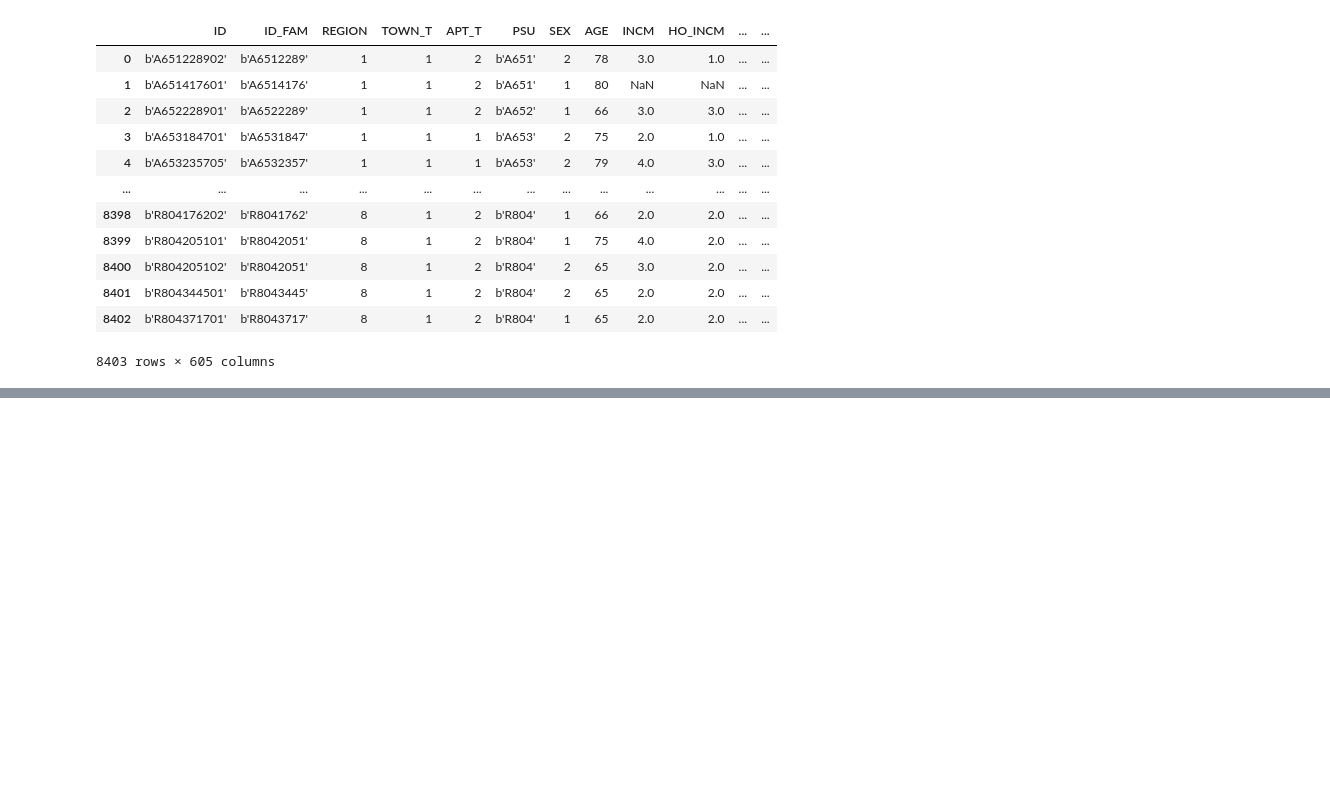
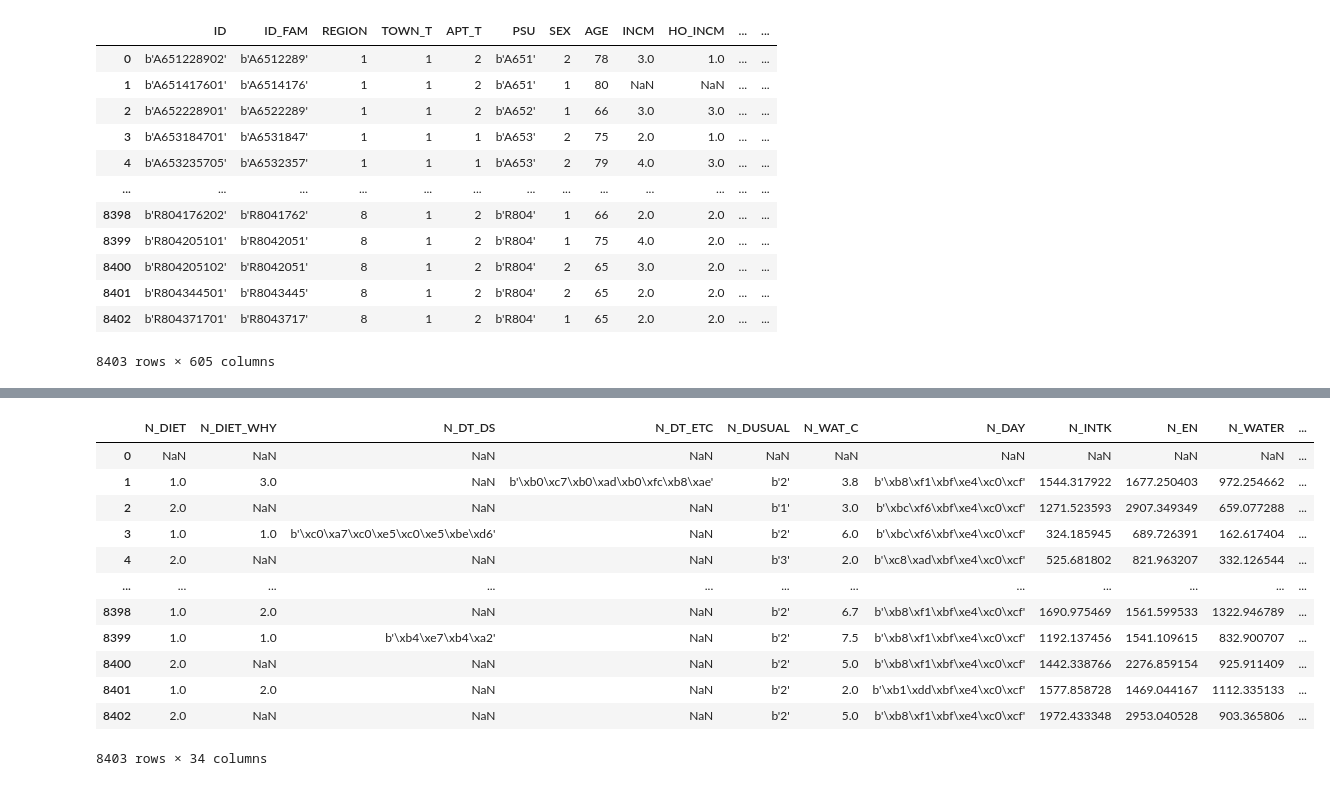
Before and after one commit to knu-final-project/sas_view, a Jupyter notebook: data/junyoung.ipynb, the cells around one changed output, grey strips where cells are left out. Cells and saved outputs as stored; diff of their text form; code cells hidden in the pictures; blank space fills up the shorter version.

```diff
--- a/data/junyoung.ipynb
+++ b/data/junyoung.ipynb
@@ -285,3 +285,8 @@ real_data1.drop(['DF1_YD', 'DF1_YA', 'DJ9_YD', 'DJ9_YA', 'CH2_1', 'CH2_2', 'BS10
 # %%
 # 전체가 비어 있는 컬럼을 삭제한 실제 데이터(real_data1)을 real_data1_notnull.csv파일로 저장
 real_data1.to_csv('real_data1_notnull.csv', encoding='cp949')
+# %%
+import pandas as pd
+
+real_data1 = pd.read_csv('real_data1_notnull.csv', encoding='cp949', index_col=0)
+real_data1
@@ -287,0 +339,20 @@ real_data1.to_csv('real_data1_notnull.csv', encoding='cp949')
+# %%
+real_data1[['N_DIET', 'N_DIET_WHY', 'N_DT_DS', 'N_DT_ETC', 'N_DUSUAL',
+       'N_WAT_C', 'N_DAY', 'N_INTK', 'N_EN', 'N_WATER', 'N_PROT', 'N_FAT',
+       'N_SFA', 'N_MUFA', 'N_PUFA', 'N_N3', 'N_N6', 'N_CHOL', 'N_CHO', 'N_TDF',
+       'N_SUGAR', 'N_CA', 'N_PHOS', 'N_FE', 'N_NA', 'N_K', 'N_VA_RAE',
+       'N_CAROT', 'N_RETIN', 'N_B1', 'N_B2', 'N_NIAC', 'N_FOLATE', 'N_VITC']]
+# %% [output]
+|  | N_DIET | N_DIET_WHY | N_DT_DS | N_DT_ETC | N_DUSUAL | N_WAT_C | N_DAY | N_INTK | N_EN | N_WATER | ... |
+| 0 | NaN | NaN | NaN | NaN | NaN | NaN | NaN | NaN | NaN | NaN | ... |
+| 1 | 1.0 | 3.0 | NaN | b'\xb0\xc7\xb0\xad\xb0\xfc\xb8\xae' | b'2' | 3.8 | b'\xb8\xf1\xbf\xe4\xc0\xcf' | 1544.317922 | 1677.250403 | 972.254662 | ... |
+| 2 | 2.0 | NaN | NaN | NaN | b'1' | 3.0 | b'\xbc\xf6\xbf\xe4\xc0\xcf' | 1271.523593 | 2907.349349 | 659.077288 | ... |
+| 3 | 1.0 | 1.0 | b'\xc0\xa7\xc0\xe5\xc0\xe5\xbe\xd6' | NaN | b'2' | 6.0 | b'\xbc\xf6\xbf\xe4\xc0\xcf' | 324.185945 | 689.726391 | 162.617404 | ... |
+| 4 | 2.0 | NaN | NaN | NaN | b'3' | 2.0 | b'\xc8\xad\xbf\xe4\xc0\xcf' | 525.681802 | 821.963207 | 332.126544 | ... |
+| ... | ... | ... | ... | ... | ... | ... | ... | ... | ... | ... | ... |
+| 8398 | 1.0 | 2.0 | NaN | NaN | b'2' | 6.7 | b'\xb8\xf1\xbf\xe4\xc0\xcf' | 1690.975469 | 1561.599533 | 1322.946789 | ... |
+| 8399 | 1.0 | 1.0 | b'\xb4\xe7\xb4\xa2' | NaN | b'2' | 7.5 | b'\xb8\xf1\xbf\xe4\xc0\xcf' | 1192.137456 | 1541.109615 | 832.900707 | ... |
+| 8400 | 2.0 | NaN | NaN | NaN | b'2' | 5.0 | b'\xb8\xf1\xbf\xe4\xc0\xcf' | 1442.338766 | 2276.859154 | 925.911409 | ... |
+| 8401 | 1.0 | 2.0 | NaN | NaN | b'2' | 2.0 | b'\xb1\xdd\xbf\xe4\xc0\xcf' | 1577.858728 | 1469.044167 | 1112.335133 | ... |
+| 8402 | 2.0 | NaN | NaN | NaN | b'2' | 5.0 | b'\xb8\xf1\xbf\xe4\xc0\xcf' | 1972.433348 | 2953.040528 | 903.365806 | ... |
+8403 rows × 34 columns
```
Also changed, not shown: parts of 11 cells of this notebook, 5 other files.
